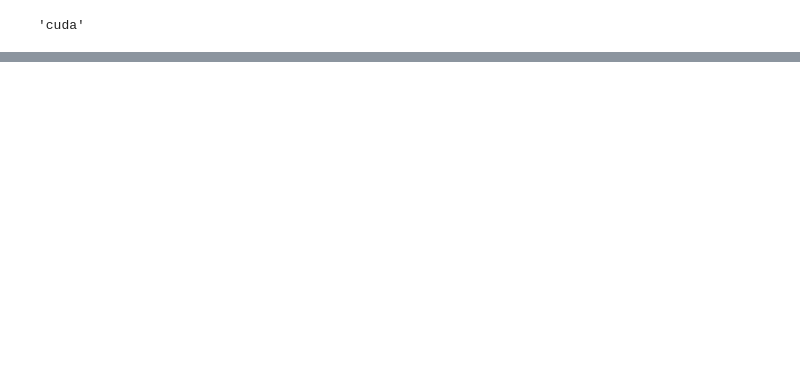
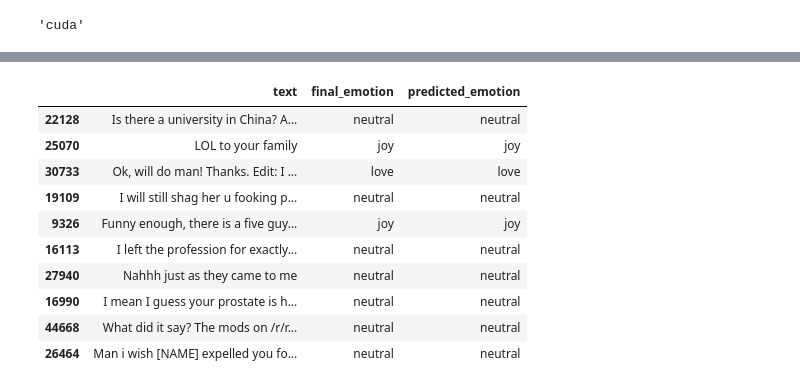
Before and after one commit to nyarderr/moodmate, a Jupyter notebook: evaluation/evaluation_emotion_classifier.ipynb, the cells around one changed output, grey strips where cells are left out. Cells and saved outputs as stored; diff of their text form; code cells hidden in the pictures; blank space fills up the shorter version.

```diff
--- a/evaluation/evaluation_emotion_classifier.ipynb
+++ b/evaluation/evaluation_emotion_classifier.ipynb
@@ -60,0 +57,5 @@ os.getcwd()
+# %%
+DATA_PATH = "/content/drive/MyDrive/moodmate/data/goemotions_final.csv"
+
+df = pd.read_csv(DATA_PATH)
+df.head()
@@ -60,0 +84,24 @@ os.getcwd()
+# %%
+## prediction function
+
+def predict_emotion(text: str) -> str:
+    prompt = (
+        "Instruction: Identify the emotion of the following text.\n"
+        f"Text: {text}\n"
+        "Emotion:"
+    )
+
+    inputs = tokenizer(prompt, return_tensors="pt").to(model.device)
+
+    with torch.no_grad():
+        outputs = model.generate(
+            **inputs,
+            max_new_tokens=5,
+            do_sample=False
+        )
+
+    decoded = tokenizer.decode(outputs[0], skip_special_tokens=True)
+
+    # Extract the emotion after "Emotion:"
+    emotion = decoded.split("Emotion:")[-1].strip().split()[0]
+    return emotion
@@ -60,0 +181,18 @@ os.getcwd()
+# %%
+results_df = test_subset.copy()
+results_df["predicted_emotion"] = y_pred
+
+# Correct predictions
+results_df[results_df["final_emotion"] == results_df["predicted_emotion"]].head(10)
+# %% [output]
+|  | text | final_emotion | predicted_emotion |
+| 22128 | Is there a university in China? A... | neutral | neutral |
+| 25070 | LOL to your family | joy | joy |
+| 30733 | Ok, will do man! Thanks. Edit: I ... | love | love |
+| 19109 | I will still shag her u fooking p... | neutral | neutral |
+| 9326 | Funny enough, there is a five guy... | joy | joy |
+| 16113 | I left the profession for exactly... | neutral | neutral |
+| 27940 | Nahhh just as they came to me | neutral | neutral |
+| 16990 | I mean I guess your prostate is h... | neutral | neutral |
+| 44668 | What did it say? The mods on /r/r... | neutral | neutral |
+| 26464 | Man i wish [NAME] expelled you fo... | neutral | neutral |
```
Also changed, not shown: parts of 10 cells of this notebook.
